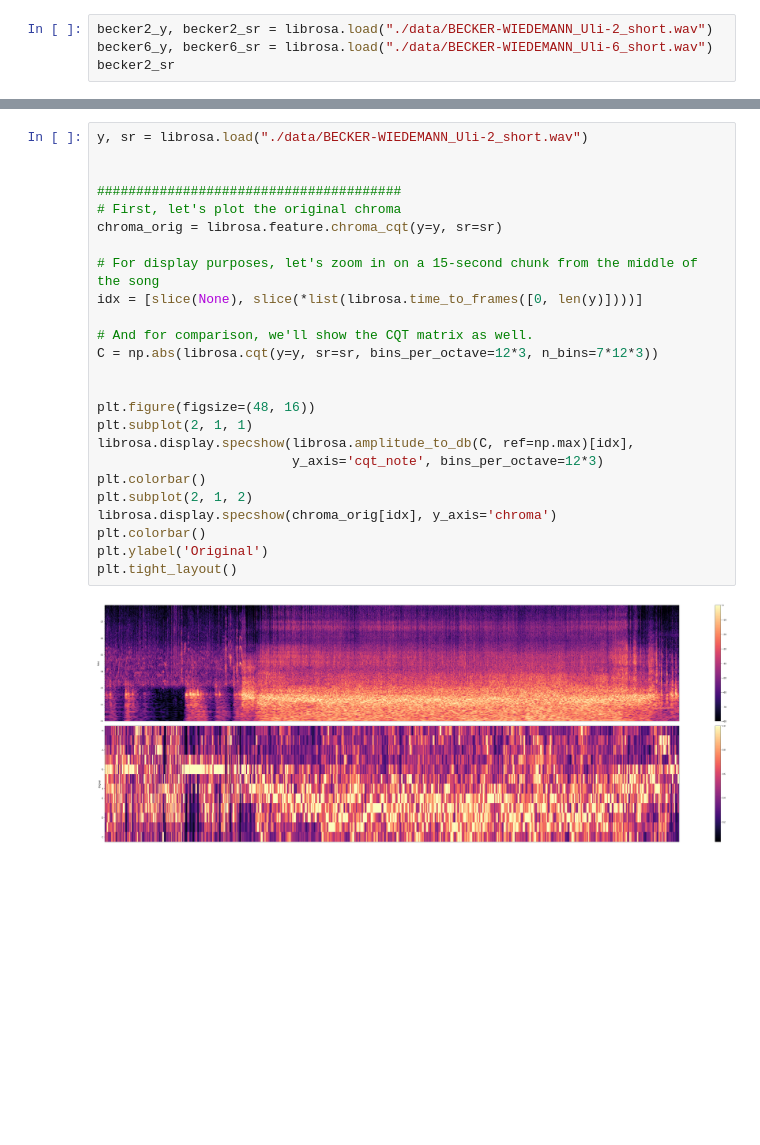
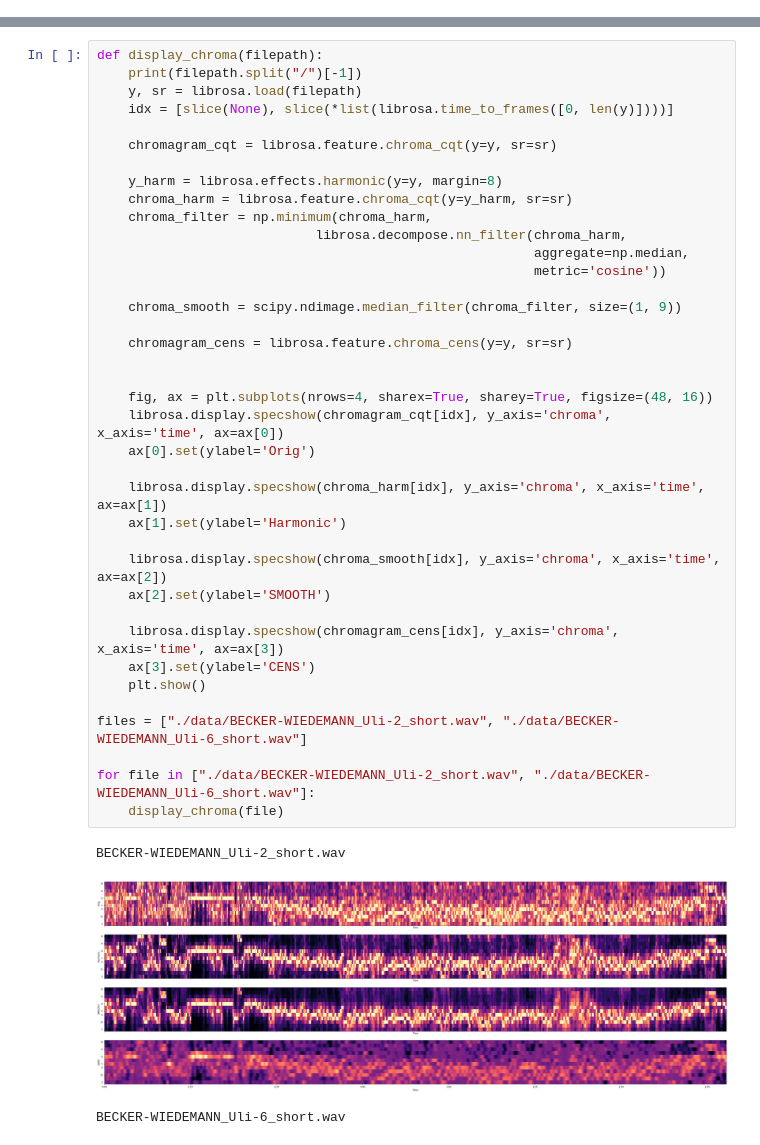
Before and after one commit to leewoobin789/audio-bob, a Jupyter notebook: woobin.ipynb, the cells around one changed output, grey strips where cells are left out. Saved outputs shown, nothing was run; the diff lists cells and outputs as text; blank space fills up the shorter version.

Commit message:
woobin: chroma visualization

```diff
--- a/woobin.ipynb
+++ b/woobin.ipynb
@@ -6,4 +9,0 @@ import matplotlib.pyplot as plt
-# %%
-becker2_y, becker2_sr = librosa.load("./data/BECKER-WIEDEMANN_Uli-2_short.wav")
-becker6_y, becker6_sr = librosa.load("./data/BECKER-WIEDEMANN_Uli-6_short.wav")
-becker2_sr
@@ -35,27 +10,42 @@ array([  0.11609977,   0.55727891,   1.09133787,   1.64861678,
-# %%
-y, sr = librosa.load("./data/BECKER-WIEDEMANN_Uli-2_short.wav")
-
-
-#######################################
-# First, let's plot the original chroma
-chroma_orig = librosa.feature.chroma_cqt(y=y, sr=sr)
-
-# For display purposes, let's zoom in on a 15-second chunk from the middle of the song
-idx = [slice(None), slice(*list(librosa.time_to_frames([0, len(y)])))]
-
-# And for comparison, we'll show the CQT matrix as well.
-C = np.abs(librosa.cqt(y=y, sr=sr, bins_per_octave=12*3, n_bins=7*12*3))
-
-
-plt.figure(figsize=(48, 16))
-plt.subplot(2, 1, 1)
-librosa.display.specshow(librosa.amplitude_to_db(C, ref=np.max)[idx],
-                         y_axis='cqt_note', bins_per_octave=12*3)
-plt.colorbar()
-plt.subplot(2, 1, 2)
-librosa.display.specshow(chroma_orig[idx], y_axis='chroma')
-plt.colorbar()
-plt.ylabel('Original')
-plt.tight_layout()
-# %% [output]
-[figure, removed]
+# %%
+def display_chroma(filepath):
+    print(filepath.split("/")[-1])
+    y, sr = librosa.load(filepath)
+    idx = [slice(None), slice(*list(librosa.time_to_frames([0, len(y)])))]
+
+    chromagram_cqt = librosa.feature.chroma_cqt(y=y, sr=sr)
+
+    y_harm = librosa.effects.harmonic(y=y, margin=8)
+    chroma_harm = librosa.feature.chroma_cqt(y=y_harm, sr=sr)
+    chroma_filter = np.minimum(chroma_harm,
+                            librosa.decompose.nn_filter(chroma_harm,
+                                                        aggregate=np.median,
+                                                        metric='cosine'))
+
+    chroma_smooth = scipy.ndimage.median_filter(chroma_filter, size=(1, 9))
+
+    chromagram_cens = librosa.feature.chroma_cens(y=y, sr=sr)
+
+
+    fig, ax = plt.subplots(nrows=4, sharex=True, sharey=True, figsize=(48, 16))
+    librosa.display.specshow(chromagram_cqt[idx], y_axis='chroma', x_axis='time', ax=ax[0])
+    ax[0].set(ylabel='Orig')
+
+    librosa.display.specshow(chroma_harm[idx], y_axis='chroma', x_axis='time', ax=ax[1])
+    ax[1].set(ylabel='Harmonic')
+
+    librosa.display.specshow(chroma_smooth[idx], y_axis='chroma', x_axis='time', ax=ax[2])
+    ax[2].set(ylabel='SMOOTH')
+
+    librosa.display.specshow(chromagram_cens[idx], y_axis='chroma', x_axis='time', ax=ax[3])
+    ax[3].set(ylabel='CENS')
+    plt.show()
+
+files = ["./data/BECKER-WIEDEMANN_Uli-2_short.wav", "./data/BECKER-WIEDEMANN_Uli-6_short.wav"]
+
+for file in ["./data/BECKER-WIEDEMANN_Uli-2_short.wav", "./data/BECKER-WIEDEMANN_Uli-6_short.wav"]:
+    display_chroma(file)
+# %% [output]
+BECKER-WIEDEMANN_Uli-2_short.wav
+[figure, added]
+BECKER-WIEDEMANN_Uli-6_short.wav
```
Also changed, not shown: parts of 5 cells of this notebook, 1 other file.
